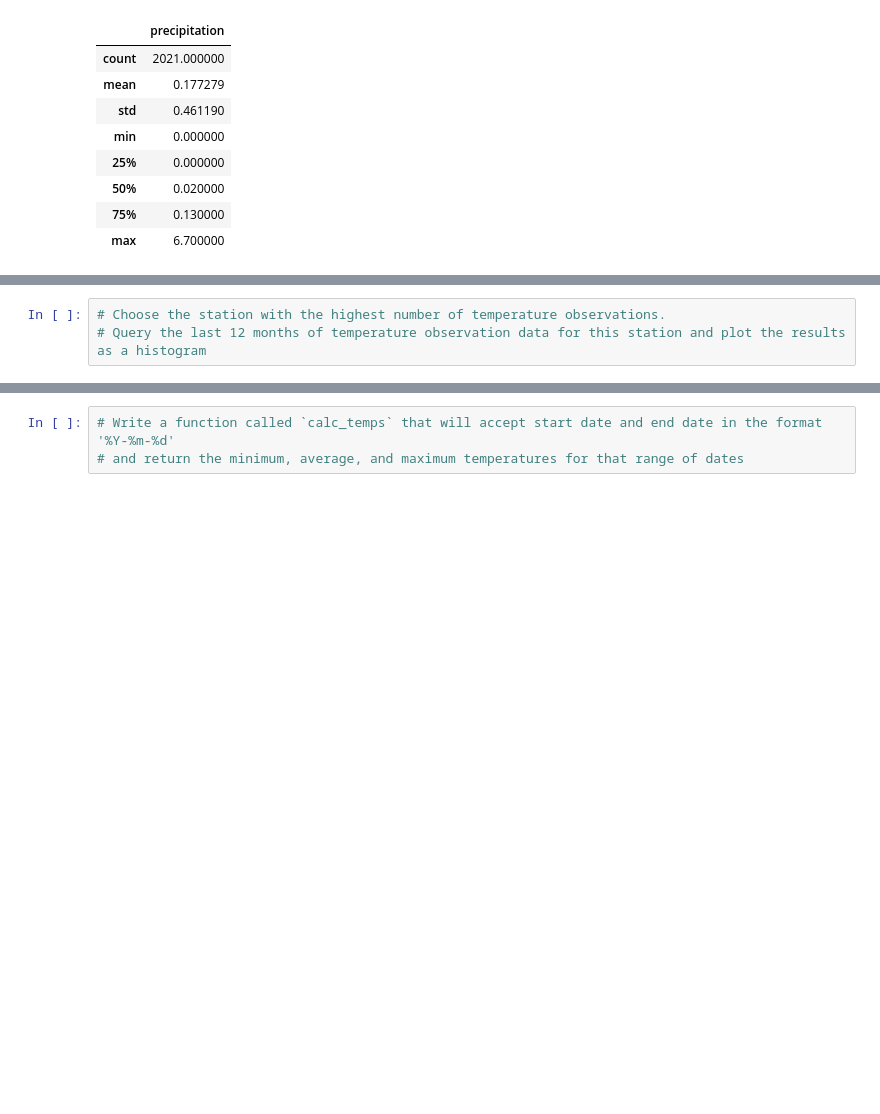
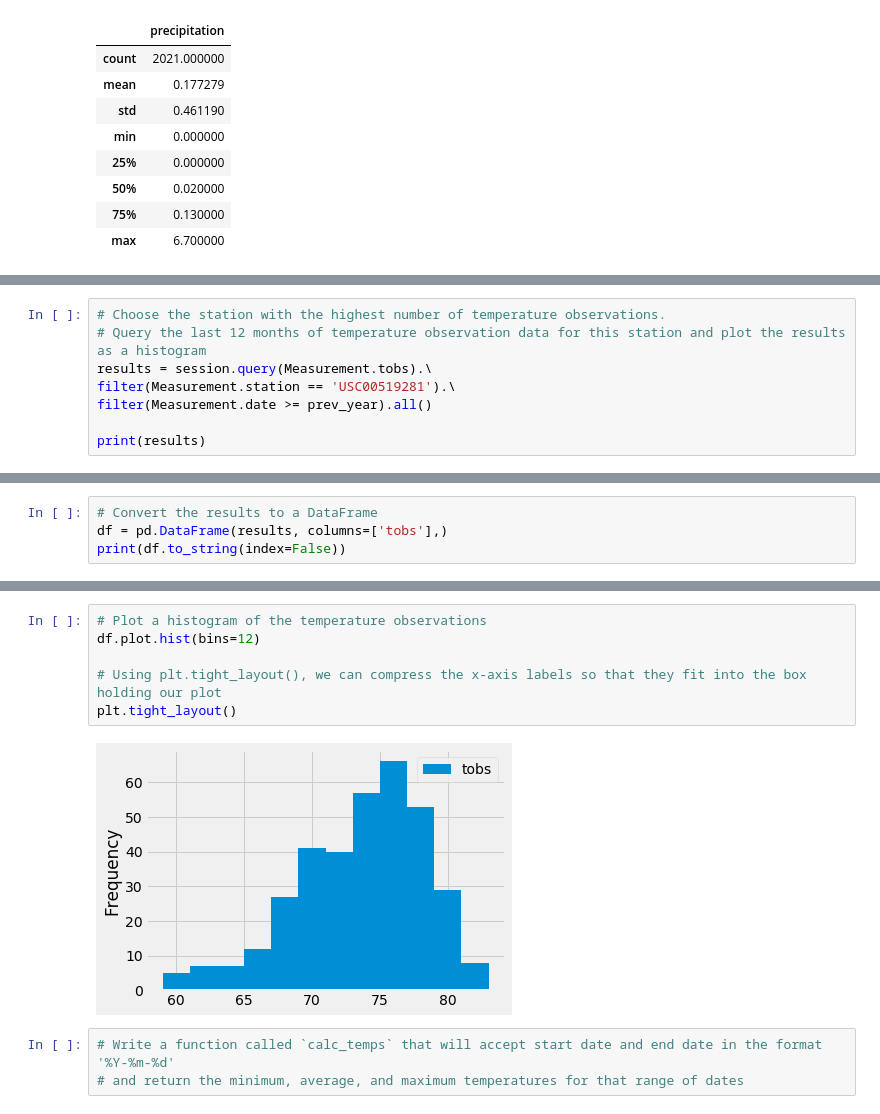
Before and after one commit to selkhayri/surfs_up, a Jupyter notebook: study/climate_analysis.ipynb, the cells around one changed output, grey strips where cells are left out. Saved outputs shown, nothing was run; the diff lists cells and outputs as text; blank space fills up the shorter version.

Commit message:
Weather Station Analysis

```diff
--- a/study/climate_analysis.ipynb
+++ b/study/climate_analysis.ipynb
@@ -91,3 +110,8 @@ df.describe()
 # %%
 # Choose the station with the highest number of temperature observations.
 # Query the last 12 months of temperature observation data for this station and plot the results as a histogram
+results = session.query(Measurement.tobs).\
+filter(Measurement.station == 'USC00519281').\
+filter(Measurement.date >= prev_year).all()
+
+print(results)
@@ -93,0 +120,4 @@ df.describe()
+# %%
+# Convert the results to a DataFrame
+df = pd.DataFrame(results, columns=['tobs'],)
+print(df.to_string(index=False))
@@ -94,3 +142,11 @@ df.describe()
+# %%
+# Plot a histogram of the temperature observations
+df.plot.hist(bins=12)
+
+# Using plt.tight_layout(), we can compress the x-axis labels so that they fit into the box holding our plot
+plt.tight_layout()
+# %% [output]
+[figure, added]
 # %%
 # Write a function called `calc_temps` that will accept start date and end date in the format '%Y-%m-%d'
 # and return the minimum, average, and maximum temperatures for that range of dates
```
Also changed, not shown: parts of 5 cells of this notebook.
